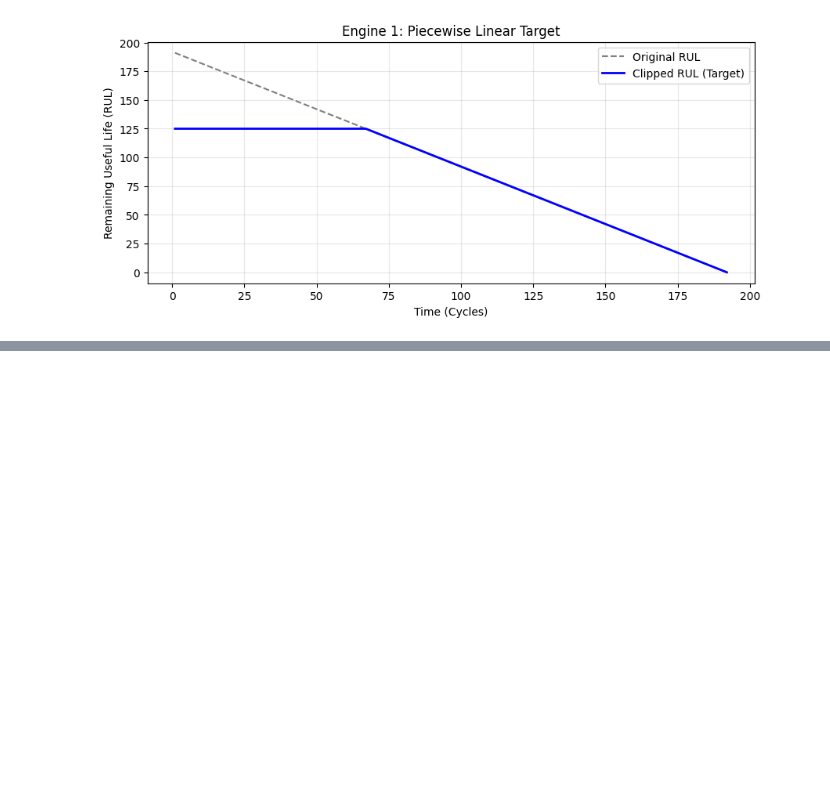
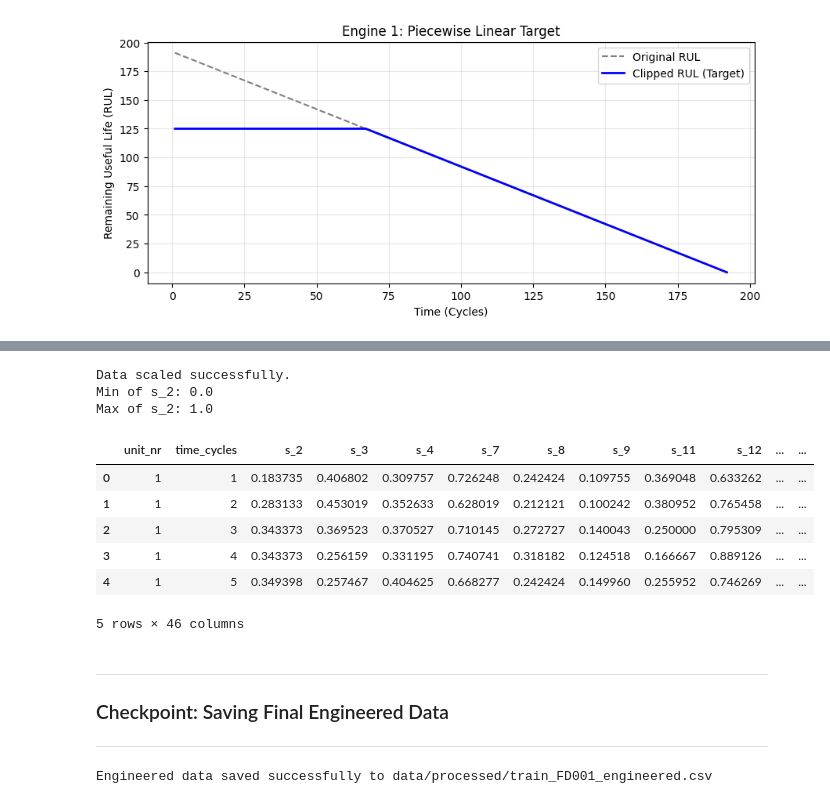
Before and after one commit to baibhab-chowdhury/RUL_Predictive_Maintenance, a Jupyter notebook: notebooks/03_feature_engineering.ipynb, the cells around one changed output, grey strips where cells are left out. Drawn from its saved outputs; the diff is of its cells as text; code cells hidden in the pictures; blank space fills up the shorter version.

Commit message:
milestone: data engineered for modelling

```diff
--- a/notebooks/03_feature_engineering.ipynb
+++ b/notebooks/03_feature_engineering.ipynb
@@ -91,0 +98,39 @@ plt.show()
+# %%
+from sklearn.preprocessing import MinMaxScaler
+
+cols_to_scale = [col for col in df_feat.columns if col not in ['unit_nr', 'time_cycles', 'RUL', 'RUL_clipped']]
+
+scaler = MinMaxScaler()
+
+df_prepared = df_feat.copy()
+
+
+df_prepared[cols_to_scale] = scaler.fit_transform(df_feat[cols_to_scale])
+
+print("Data scaled successfully.")
+
+
+print(f"Min of s_2: {df_prepared['s_2'].min()}")
+print(f"Max of s_2: {df_prepared['s_2'].max()}")
+
+df_prepared.head()
+# %% [output]
+Data scaled successfully.
+Min of s_2: 0.0
+Max of s_2: 1.0
+|  | unit_nr | time_cycles | s_2 | s_3 | s_4 | s_7 | s_8 | s_9 | s_11 | s_12 | ... | ... |
+| 0 | 1 | 1 | 0.183735 | 0.406802 | 0.309757 | 0.726248 | 0.242424 | 0.109755 | 0.369048 | 0.633262 | ... | ... |
+| 1 | 1 | 2 | 0.283133 | 0.453019 | 0.352633 | 0.628019 | 0.212121 | 0.100242 | 0.380952 | 0.765458 | ... | ... |
+| 2 | 1 | 3 | 0.343373 | 0.369523 | 0.370527 | 0.710145 | 0.272727 | 0.140043 | 0.250000 | 0.795309 | ... | ... |
+| 3 | 1 | 4 | 0.343373 | 0.256159 | 0.331195 | 0.740741 | 0.318182 | 0.124518 | 0.166667 | 0.889126 | ... | ... |
+| 4 | 1 | 5 | 0.349398 | 0.257467 | 0.404625 | 0.668277 | 0.242424 | 0.149960 | 0.255952 | 0.746269 | ... | ... |
+5 rows × 46 columns
+# %% [markdown]
+---
+### Checkpoint: Saving Final Engineered Data
+---
+# %%
+df_prepared.to_csv('../data/processed/train_FD001_engineered.csv', index=False)
+print("Engineered data saved successfully to data/processed/train_FD001_engineered.csv")
+# %% [output]
+Engineered data saved successfully to data/processed/train_FD001_engineered.csv
```
Also changed, not shown: parts of 1 cell of this notebook.
